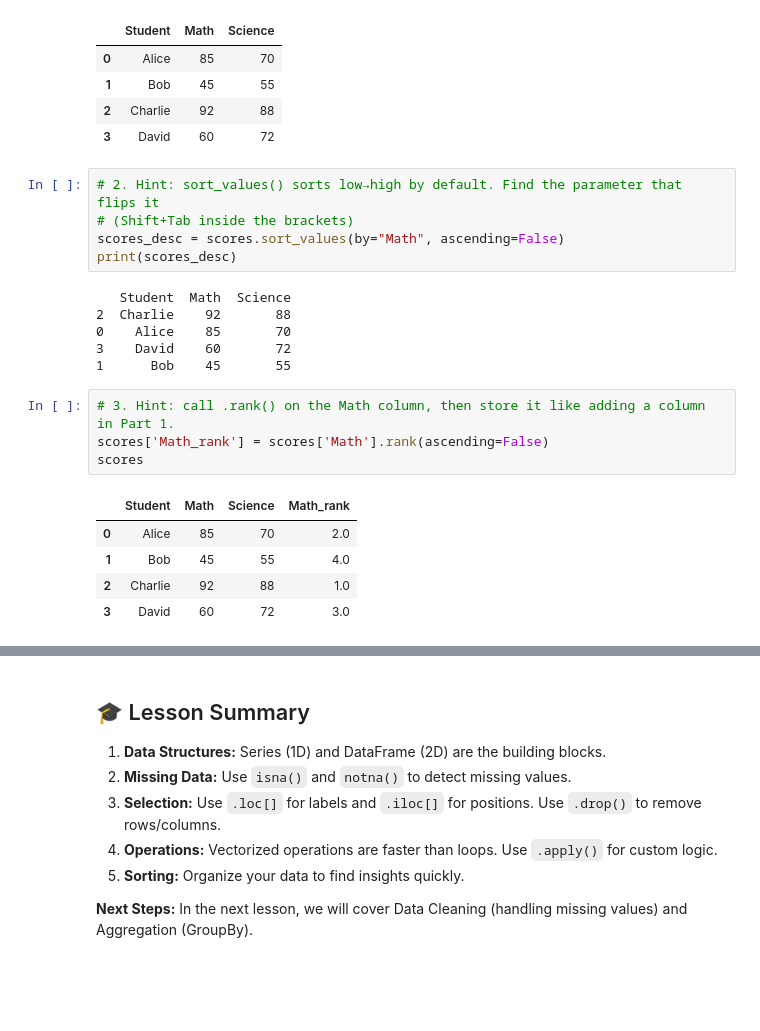
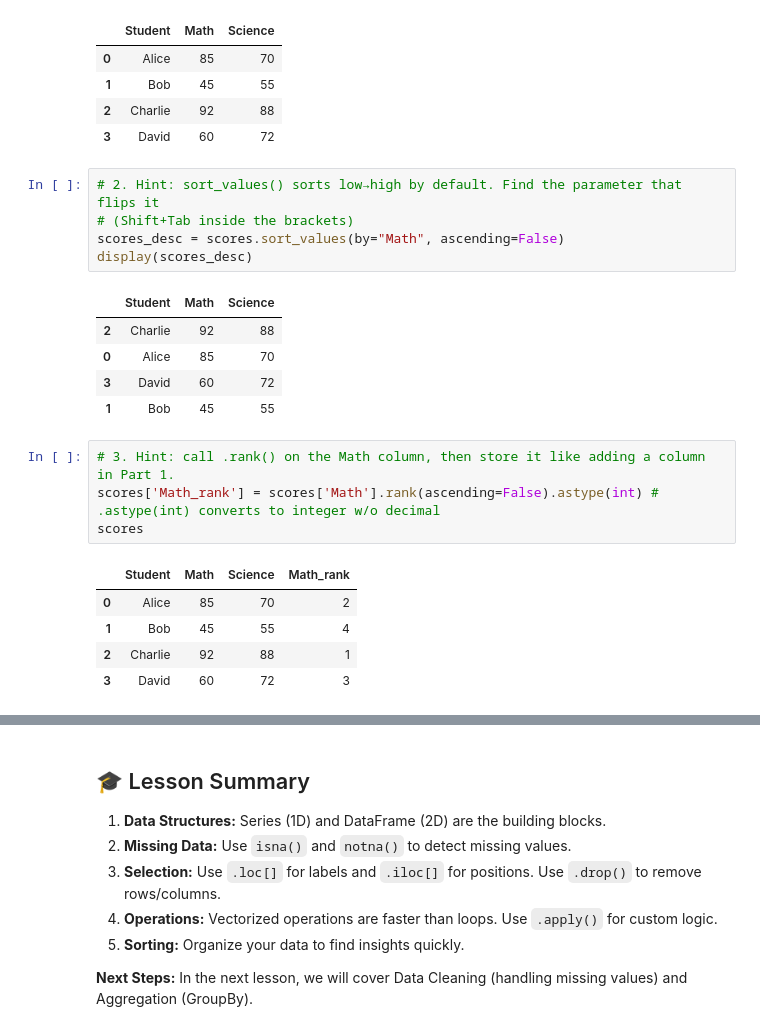
Before and after one commit to PP-123-nt/6m-data-1.7-intro-pandas, a Jupyter notebook: notebooks/pandas_lesson.ipynb, the cells around one changed output, grey strips where cells are left out. Cells and saved outputs as stored; diff of their text form; blank space fills up the shorter version.

```diff
--- a/notebooks/pandas_lesson.ipynb
+++ b/notebooks/pandas_lesson.ipynb
@@ -479,24 +515,24 @@ scores
 # %%
 # 2. Hint: sort_values() sorts low→high by default. Find the parameter that flips it
 # (Shift+Tab inside the brackets)
 scores_desc = scores.sort_values(by="Math", ascending=False)
-print(scores_desc)
+display(scores_desc)
 # %% [output]
-   Student  Math  Science
-2  Charlie    92       88
-0    Alice    85       70
-3    David    60       72
-1      Bob    45       55
+|  | Student | Math | Science |
+| 2 | Charlie | 92 | 88 |
+| 0 | Alice | 85 | 70 |
+| 3 | David | 60 | 72 |
+| 1 | Bob | 45 | 55 |
 # %%
 # 3. Hint: call .rank() on the Math column, then store it like adding a column in Part 1.
-scores['Math_rank'] = scores['Math'].rank(ascending=False)
+scores['Math_rank'] = scores['Math'].rank(ascending=False).astype(int) # .astype(int) converts to integer w/o decimal
 scores
 # %% [output]
 |  | Student | Math | Science | Math_rank |
-| 0 | Alice | 85 | 70 | 2.0 |
-| 1 | Bob | 45 | 55 | 4.0 |
-| 2 | Charlie | 92 | 88 | 1.0 |
-| 3 | David | 60 | 72 | 3.0 |
+| 0 | Alice | 85 | 70 | 2 |
+| 1 | Bob | 45 | 55 | 4 |
+| 2 | Charlie | 92 | 88 | 1 |
+| 3 | David | 60 | 72 | 3 |
 # %%
 # 4. Hint: copy the shape of label_size() from the demo — one input, return one of two strings.
 # 5. Hint: same idea as frame['b'].apply(...) in the demo.
```
Also changed, not shown: parts of 6 cells of this notebook, 1 other file.
